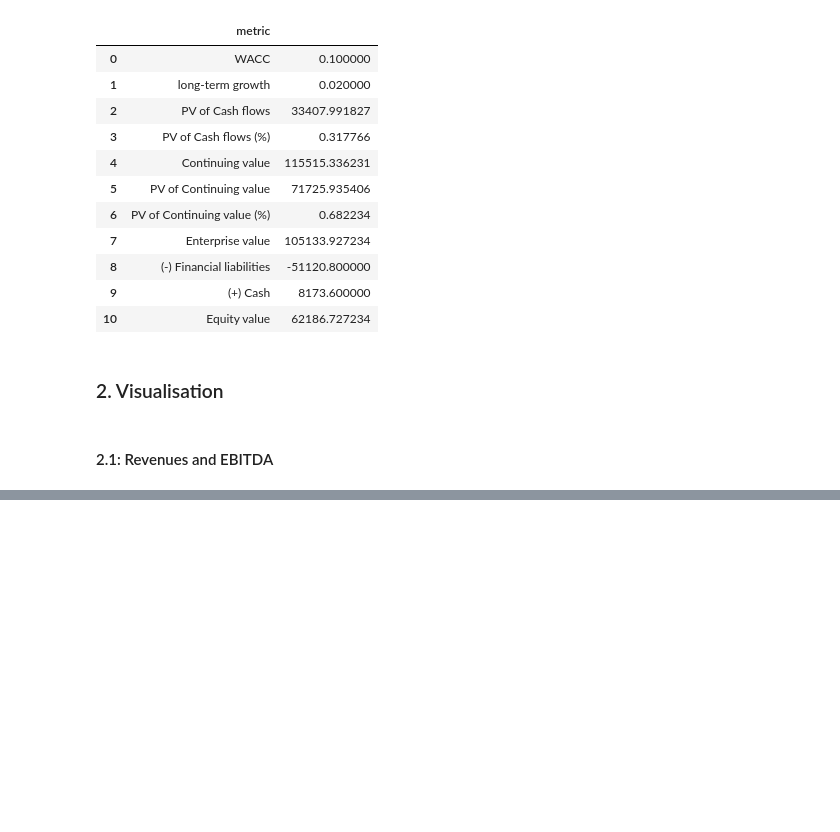
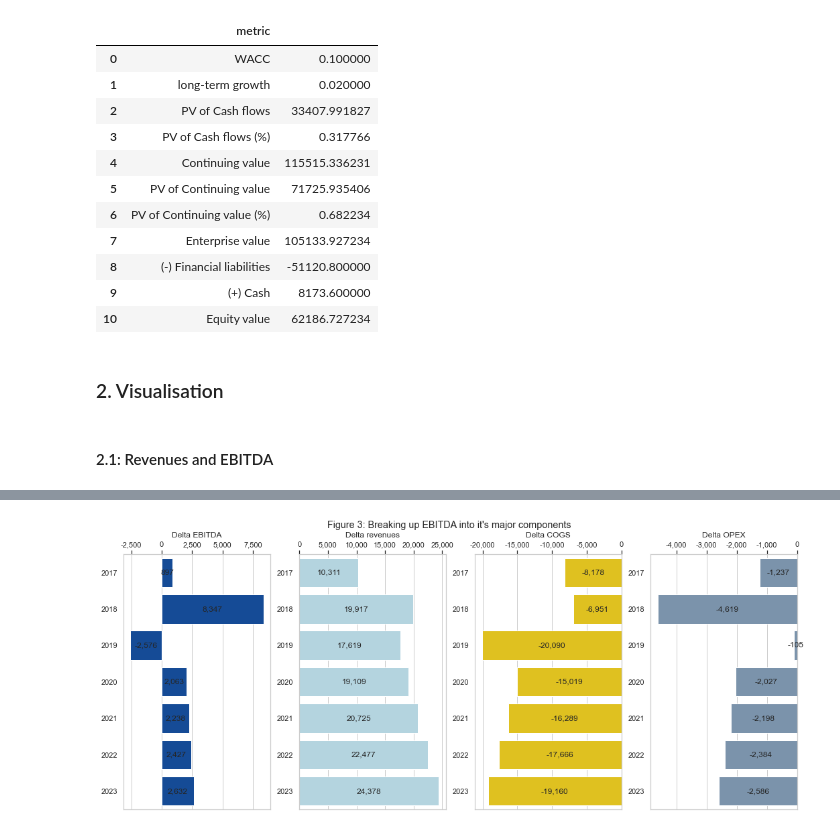
Before and after one commit to subhadri/financial_model, a Jupyter notebook: code/cheesco/company-valuation-2016-2018.ipynb, the cells around one changed output, grey strips where cells are left out. Drawn from its saved outputs; the diff is of its cells as text; code cells hidden in the pictures; blank space fills up the shorter version.

Commit message:
Add ebitda bridge plots and working capital plots

```diff
--- a/code/cheesco/company-valuation-2016-2018.ipynb
+++ b/code/cheesco/company-valuation-2016-2018.ipynb
@@ -10,11 +10,12 @@ forecast_dates = ['2019-12-31','2020-12-31','2021-12-31','2022-12-31','2023-12-3
 # %% [markdown]
 ### Python set-up
 # %%
-from finModel.analysis.ratios import VizData
-from finModel.viz.plots import plot_ebitda_revenue_ratio, plot_unlevered_cashflows
+from finModel.viz.plots import plot_ebitda_revenue_ratio, plot_unlevered_cashflows, plot_ebitda_component
+from finModel.viz.plots import plot_grouped_bars
 from finModel.statements.main import FinancialStatement, report_table
 from finModel.analysis.dcf_valuation import DCFValuation
 from extract import source_balance, source_income
+from finModel.analysis.ratios import VizData
 # #import plotly.express as px
 # #import plotly.graph_objs as go
 # from matplotlib.ticker import StrMethodFormatter
@@ -24,8 +25,13 @@ import seaborn as sns
 import pandas as pd
 import numpy as np
 
-%reload_ext autoreload
-%autoreload finModel.analysis.ratios finModel.viz.plots
+# Set color palette for the report
+from finModel.viz.generic import Colors
+sns.set_palette(sns.color_palette(Colors.values()))
+
+%load_ext autoreload
+%aimport finModel.analysis.ratios, finModel.viz.plots
+%autoreload 1
 # %%
 statement = FinancialStatement(comp="Cheese Co.",
                                a_date=actual_dates,
@@ -132,0 +154,5 @@ plot_unlevered_cashflows(chart_ttl="Fig 2: Unlevered free cash flows evolution a
+# %%
+plot_ebitda_component(chart_ttl="Figure 3: Breaking up EBITDA into it's major components",
+                      data=chart_data.ebitda_components)
+# %% [output]
+[figure, added]
```
Also changed, not shown: parts of 8 cells of this notebook, 4 other files.
